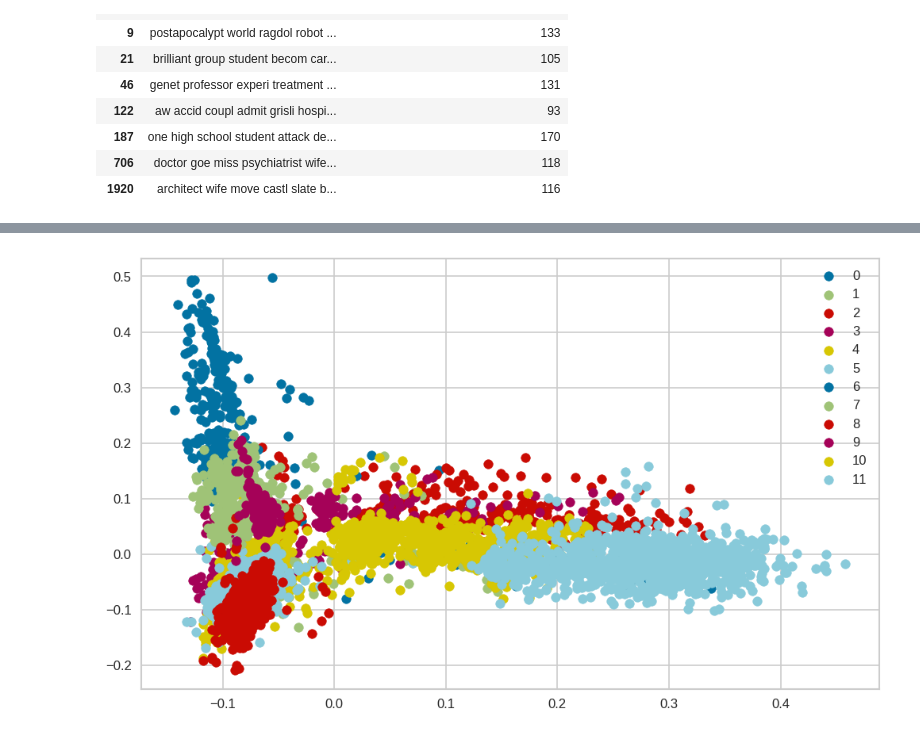
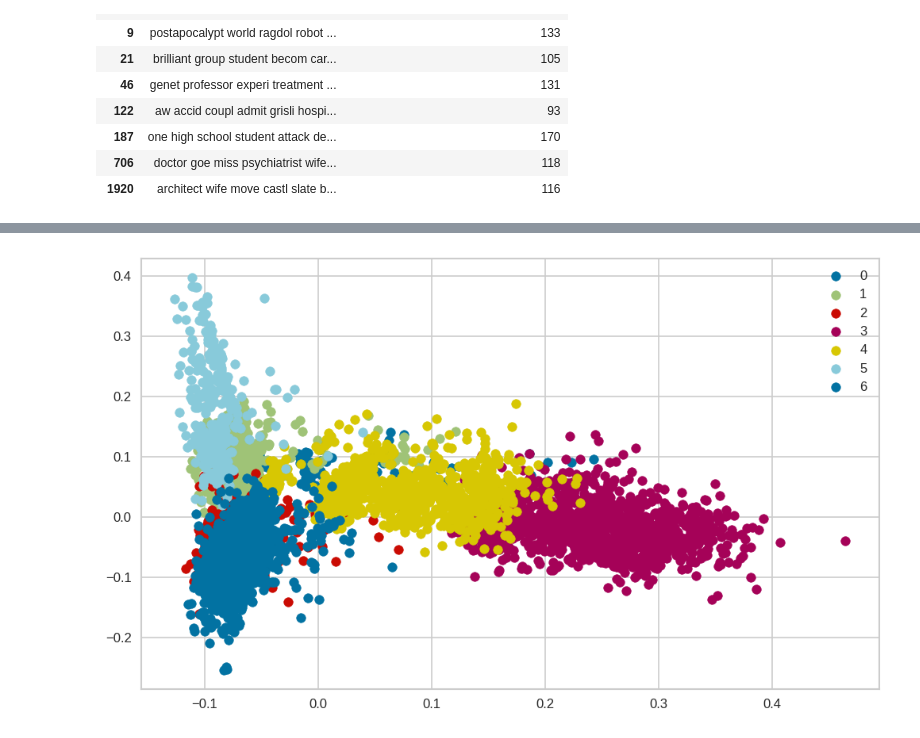
Before and after one commit to ZeeshanAhmed95/Capstone-NLP-NETFLIX-MOVIES-AND-TV-SHOWS-CLUSTERING, a Jupyter notebook: NETFLIX_MOVIES_AND_TV_SHOWS_CLUSTERING.ipynb, the cells around one changed output, grey strips where cells are left out. Cells and saved outputs as stored; diff of their text form; code cells hidden in the pictures.

```diff
--- a/NETFLIX_MOVIES_AND_TV_SHOWS_CLUSTERING.ipynb
+++ b/NETFLIX_MOVIES_AND_TV_SHOWS_CLUSTERING.ipynb
@@ -778,6 +789,0 @@ t_vectorizer.get_feature_names_out()
-# %%
-
-#Applying Tfidf Vectorizer
-tfidfmodel = TfidfVectorizer(max_features=5000)
-X = tfidfmodel.fit_transform(X)
-X.shape
@@ -784,6 +795,6 @@ X.shape
 # %%
 from sklearn.decomposition import PCA
 pca_tuned = PCA(n_components=0.95)
-pca_tuned.fit(X)
-X = pca_tuned.transform(X)
-X.shape
+pca_tuned.fit(X.toarray())
+X_transformed = pca_tuned.transform(X.toarray())
+X_transformed.shape
@@ -792,7 +805,7 @@ from sklearn.cluster import KMeans
 wcss=[]
 for i in range(1,26):
   kmeans = KMeans(i)
-  kmeans.fit(X)
+  kmeans.fit(X_transformed)
   wcss_iter = kmeans.inertia_
   wcss.append(wcss_iter)
 
@@ -821,22 +835,22 @@ for n_clusters in range_n_clusters:
     ax1.set_xlim([-0.1, 1])
     # The (n_clusters+1)*10 is for inserting blank space between silhouette
     # plots of individual clusters, to demarcate them clearly.
-    ax1.set_ylim([0, len(X) + (n_clusters + 1) * 10])
+    ax1.set_ylim([0, len(X_transformed) + (n_clusters + 1) * 10])
 
     # Initialize the clusterer with n_clusters value and a random generator
     # seed of 10 for reproducibility.
     clusterer = KMeans(n_clusters=n_clusters, random_state=10)
-    cluster_labels = clusterer.fit_predict(X)
+    cluster_labels = clusterer.fit_predict(X_transformed)
 
     # The silhouette_score gives the average value for all the samples.
     # This gives a perspective into the density and separation of the formed
     # clusters
-    silhouette_avg = silhouette_score(X, cluster_labels)
+    silhouette_avg = silhouette_score(X_transformed, cluster_labels)
     print("For n_clusters =", n_clusters,
           "The average silhouette_score is :", silhouette_avg)
 
     # Compute the silhouette scores for each sample
-    sample_silhouette_values = silhouette_samples(X, cluster_labels)
+    sample_silhouette_values = silhouette_samples(X_transformed, cluster_labels)
 
     y_lower = 10
     for i in range(n_clusters):
@@ -873,7 +887,7 @@ for n_clusters in range_n_clusters:
 
     # 2nd Plot showing the actual clusters formed
     colors = cm.nipy_spectral(cluster_labels.astype(float) /n_clusters)
-    ax2.scatter(X[:, 0], X[:, 1], marker='.', s=30, lw=0, alpha=0.7,
+    ax2.scatter(X_transformed[:, 0], X_transformed[:, 1], marker='.', s=30, lw=0, alpha=0.7,
                 c=colors, edgecolor='k')
 
     # Labeling the clusters
@@ -933,19 +952,22 @@ plt.show() # find largest vertical distance we can make without crossing any oth
 # %%
 
+from sklearn.cluster import KMeans
+
+from yellowbrick.cluster import KElbowVisualizer
 plt.figure(figsize=(10,6), dpi=120)
 
-kmeans= KMeans(n_clusters=12, init= 'k-means++', random_state=9)
-kmeans.fit(X)
+kmeans= KMeans(n_clusters=7, init= 'k-means++', random_state=9)
+kmeans.fit(X_transformed)
 
 #predict the labels of clusters.
-label = kmeans.fit_predict(X)
+label = kmeans.fit_predict(X_transformed)
 #Getting unique labels
 unique_labels = np.unique(label)
 
 #plotting the results:
 for i in unique_labels:
-    plt.scatter(X[label == i , 0] , X[label == i , 1] , label = i)
+    plt.scatter(X_transformed[label == i , 0] , X_transformed[label == i , 1] , label = i)
 plt.legend()
 plt.show()
 # %% [output]
-[figure, old version]
+[figure, new version]
```
Also changed, not shown: parts of 20 cells of this notebook.
